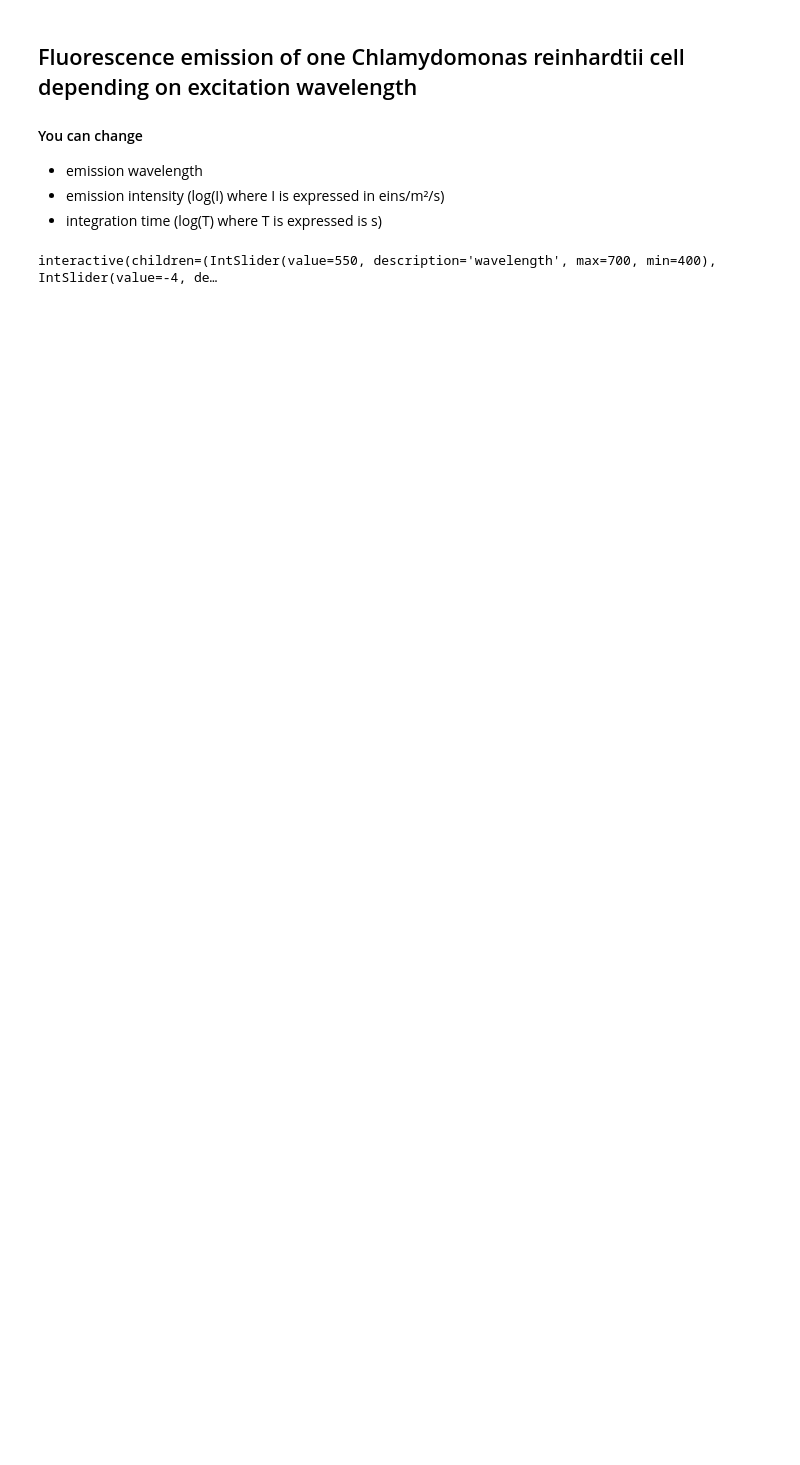
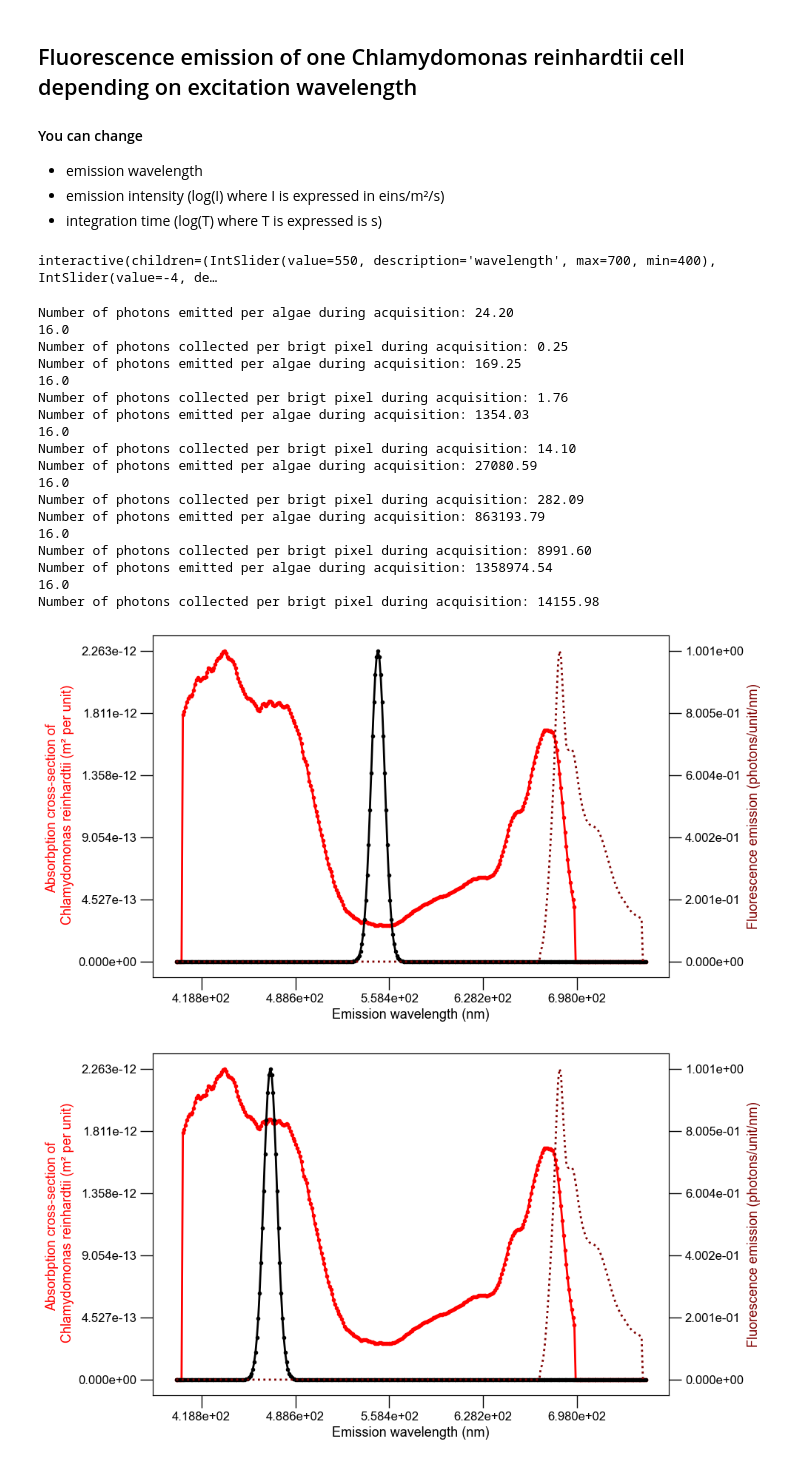
Before and after one commit to Alienor134/html_widgets, a Jupyter notebook: plot_spectra.ipynb, the cells around one changed output. Drawn from its saved outputs; the diff is of its cells as text; code cells hidden in the pictures; blank space fills up the shorter version.

```diff
--- a/plot_spectra.ipynb
+++ b/plot_spectra.ipynb
@@ -43,6 +43,7 @@ sigma_cell_per_g_of_dry_weight = 0.3 #m2/g 596nm Impact of light color on photob
 
 q_fluo_chlamy = 0.01 #quantum fluorescence yield
 collection_angle = 60 #collection angle of the detector
+pixel_surface = 30e-12 #m2
 # %%
 #nbi:hide_in
 #Intermediate growth light
@@ -136,7 +137,7 @@ class fluorophore:
             waverange = np.arange(wavelength - LED_bandwidth, wavelength + LED_bandwidth, 1)
             I_sat = self.turnover_rate / np.mean(self.sigma_func(waverange)) * intermediate_RC_per_cell
             light_intensity = min(np.log(I_sat)/np.log(10), light_intensity)
-        excitation = alienlab.radiometry.LED(wavelength, LED_bandwidth, LED_viewangle, 10**light_intensity)
+        excitation = radiometry.LED(wavelength, LED_bandwidth, LED_viewangle, 10**light_intensity)
         excitation.X = self.x_total
         excitation_spectrum = excitation.spectrum(plot = False) #eins/m²/s/nm
 
@@ -147,9 +148,12 @@ class fluorophore:
         #integrate over spectrum
         energy_absorbed = np.trapz(I_abs, self.x_total) #photons/s
 
-        self.photons_emitted = self.collection_angle / 360 * self.q_fluo * energy_absorbed * 10**integration_period #fluorescecnce and collection angle
+        self.photons_emitted = self.q_fluo * energy_absorbed * 10**integration_period #fluorescecnce and collection angle
         #fig = p.plotting(excitation.X, I_abs)
         print('Number of photons emitted per algae during acquisition: %0.2f'%self.photons_emitted)
+        n_pixels = surface_cell/pixel_surface*10
+        print(n_pixels)
+        print('Number of photons collected per brigt pixel during acquisition: %0.2f'%(self.photons_emitted/n_pixels*self.collection_angle / 360 ))
 
         full_fluo = np.trapz(y_emission, self.x_total)
         scaling = self.photons_emitted / full_fluo
@@ -179,9 +183,39 @@ chlamy.abs_spectrum = abs_chlamy
 chlamy.fluo_spectrum = fluo_chlamy
 chlamy.q_fluo = q_fluo_chlamy
 chlamy.turnover_rate = tau
-chlamy.saturation = True
+chlamy.saturation = False
 chlamy.species = "Chlamydomonas reinhardtii"
 
 dis = interact(chlamy.photon_emitted, wavelength = (400, 700), light_intensity = (-6, -2), integration_period = (-6, -1))
 # %% [output]
 interactive(children=(IntSlider(value=550, description='wavelength', max=700, min=400), IntSlider(value=-4, de…
+# %%
+
+chlamy.photon_emitted(550, np.log10(5e-6), np.log10(3e-3))
+chlamy.photon_emitted(470, np.log10(5e-6), np.log10(3e-3))
+chlamy.photon_emitted(470, np.log10(40e-6), np.log10(3e-3))
+chlamy.photon_emitted(470, np.log10(40e-6), np.log10(60e-3))
+
+chlamy.photon_emitted(470, np.log10(450e-6), np.log10(170e-3))
+chlamy.photon_emitted(405, np.log10(1300e-6), np.log10(170e-3))
+# %% [output]
+Number of photons emitted per algae during acquisition: 24.20
+16.0
+Number of photons collected per brigt pixel during acquisition: 0.25
+Number of photons emitted per algae during acquisition: 169.25
+16.0
+Number of photons collected per brigt pixel during acquisition: 1.76
+Number of photons emitted per algae during acquisition: 1354.03
+16.0
+Number of photons collected per brigt pixel during acquisition: 14.10
+Number of photons emitted per algae during acquisition: 27080.59
+16.0
+Number of photons collected per brigt pixel during acquisition: 282.09
+Number of photons emitted per algae during acquisition: 863193.79
+16.0
+Number of photons collected per brigt pixel during acquisition: 8991.60
+Number of photons emitted per algae during acquisition: 1358974.54
+16.0
+Number of photons collected per brigt pixel during acquisition: 14155.98
+[figure, added]
+[figure, added]
```
Also changed, not shown: parts of 2 cells of this notebook, 2 other files.
